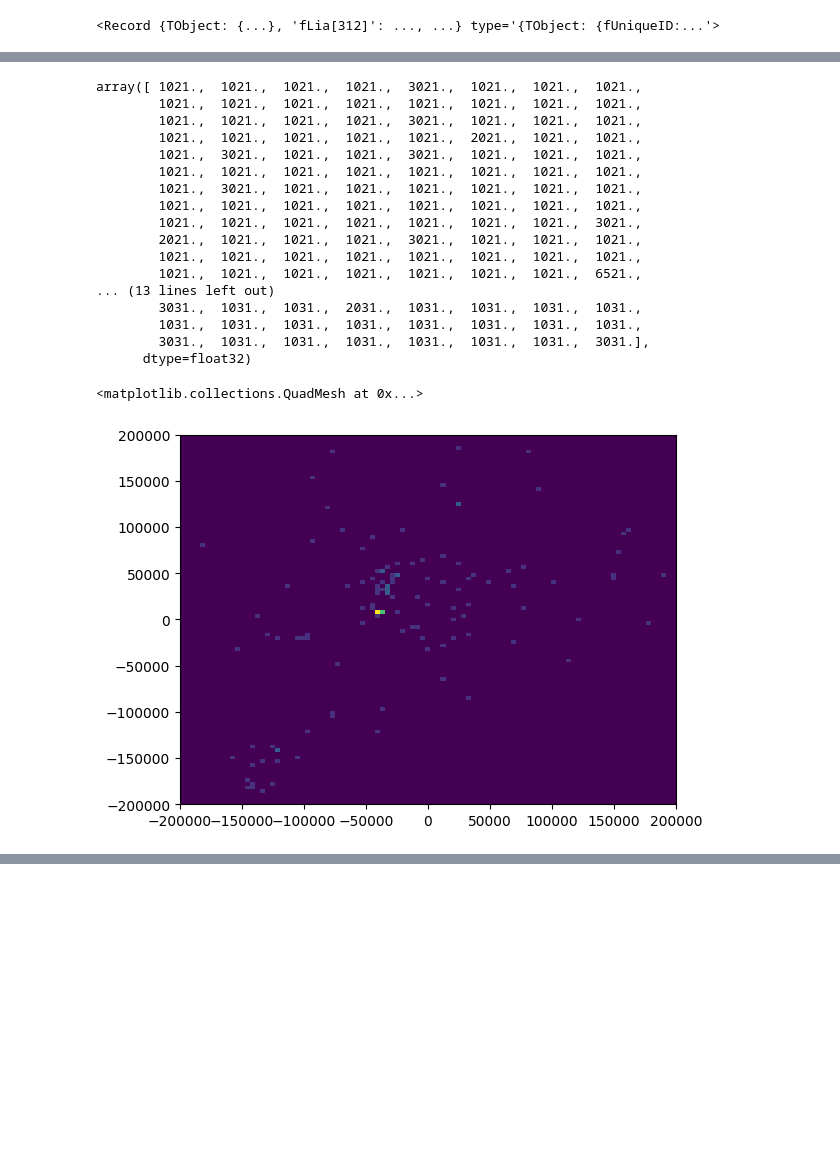
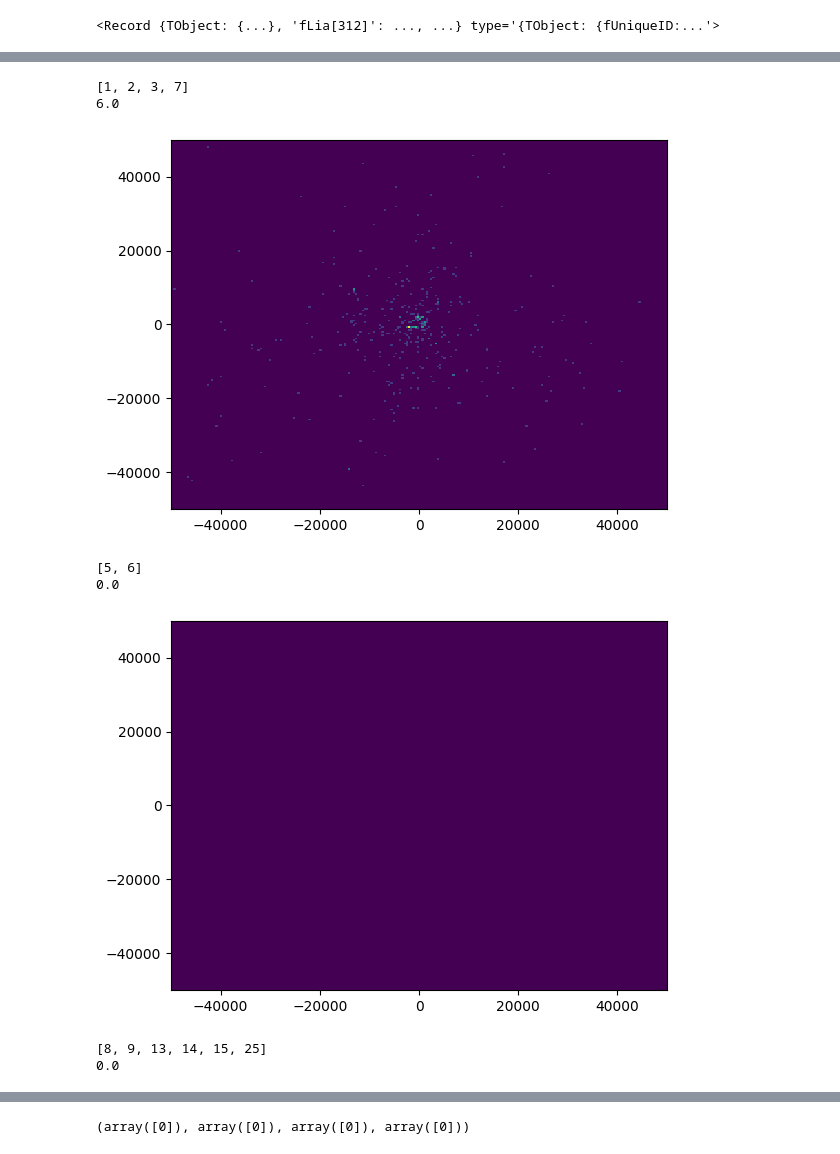
Before and after one commit to hukongyi/Gamma_Energy, a Jupyter notebook: corsika_data/uproot_readcorsika.ipynb, the cells around one changed output, grey strips where cells are left out. Saved outputs shown, nothing was run; the diff lists cells and outputs as text; code cells hidden in the pictures; blank space fills up the shorter version.

```diff
--- a/corsika_data/uproot_readcorsika.ipynb
+++ b/corsika_data/uproot_readcorsika.ipynb
@@ -35,8 +48,3 @@ pri = np.array(pri)
 prie = pri[:,3]
 # %%
 secs = tree['secParticles/secParticles.fLia[8]'].array()
-# %%
-secse = list()
-for i in range(len(secs)):
-    secs_i = np.array(secs[i])
-    secse.append(np.sum(np.sqrt(secs_i[:,1]**2+secs_i[:,2]**2+secs_i[:,3]**2)))
@@ -63,24 +59,5 @@ awkward.highlevel.Array
-# %%
-np.array(secs[1][:])[:,0]
-# %% [output]
-array([ 1021.,  1021.,  1021.,  1021.,  3021.,  1021.,  1021.,  1021.,
-        1021.,  1021.,  1021.,  1021.,  1021.,  1021.,  1021.,  1021.,
-        1021.,  1021.,  1021.,  1021.,  3021.,  1021.,  1021.,  1021.,
-        1021.,  1021.,  1021.,  1021.,  1021.,  2021.,  1021.,  1021.,
-        1021.,  3021.,  1021.,  1021.,  3021.,  1021.,  1021.,  1021.,
-        1021.,  1021.,  1021.,  1021.,  1021.,  1021.,  1021.,  1021.,
-        1021.,  3021.,  1021.,  1021.,  1021.,  1021.,  1021.,  1021.,
-        1021.,  1021.,  1021.,  1021.,  1021.,  1021.,  1021.,  1021.,
-        1021.,  1021.,  1021.,  1021.,  1021.,  1021.,  1021.,  3021.,
-        2021.,  1021.,  1021.,  1021.,  3021.,  1021.,  1021.,  1021.,
-        1021.,  1021.,  1021.,  1021.,  1021.,  1021.,  1021.,  1021.,
-        1021.,  1021.,  1021.,  1021.,  1021.,  1021.,  1021.,  6521.,
-... (13 lines left out)
-        3031.,  1031.,  1031.,  2031.,  1031.,  1031.,  1031.,  1031.,
-        1031.,  1031.,  1031.,  1031.,  1031.,  1031.,  1031.,  1031.,
-        3031.,  1031.,  1031.,  1031.,  1031.,  1031.,  1031.,  3031.],
-      dtype=float32)
-# %%
-len_sec = list()
-for i in range(len(secs)):
-    len_sec.append(len(secs[i]))
+# %%
+sectype = list()
+for i in range(100000):
+    sectype.append(np.floor(np.array(secs[i])[:,0]/1000).astype(int))
+sectype = np.concatenate(sectype)
@@ -87,12 +66,24 @@ for i in range(len(secs)):
+# %%
+secstype = [[1, 2, 3, 7], [5, 6], [8, 9, 13, 14, 15, 25]]
 # %%
-sec = np.array(secs[3])
+sec = np.array(secs[0])
 sec=sec[:,:-1]
-xbins = np.linspace(-2e5,2e5,100)
-ybins = np.linspace(-2e5,2e5,100)
-H,_,_ = np.histogram2d(sec[:,4],sec[:,5],bins=(xbins,ybins))
-H=H.T
-X,Y = np.meshgrid(xbins,ybins)
-plt.pcolormesh(X, Y, H)
+xbins = np.linspace(-500*100,500*100,225)
+ybins = np.linspace(-500*100,500*100,225)
+for i in secstype:
+    print(i)
+    H,_,_ = np.histogram2d(sec[:,4][np.isin((sec[:,0]/1000).astype(int),i)],sec[:,5][np.isin((sec[:,0]/1000).astype(int),i)],bins=(xbins,ybins))
+    H=H.T
+    print(np.max(H))
+    X,Y = np.meshgrid(xbins,ybins)
+    plt.pcolormesh(X, Y, H)
+    plt.show()
 # %% [output]
-<matplotlib.collections.QuadMesh at 0x...>
+[1, 2, 3, 7]
+6.0
-[figure, old version]
+[figure, new version]
+[5, 6]
+0.0
+[figure, added]
+[8, 9, 13, 14, 15, 25]
+0.0
@@ -98,0 +99,4 @@ plt.pcolormesh(X, Y, H)
+# %%
+np.where(gamma_Matrix!=0)
+# %% [output]
+(array([0]), array([0]), array([0]), array([0]))
```
Also changed, not shown: parts of 26 cells of this notebook, 2 other files.
